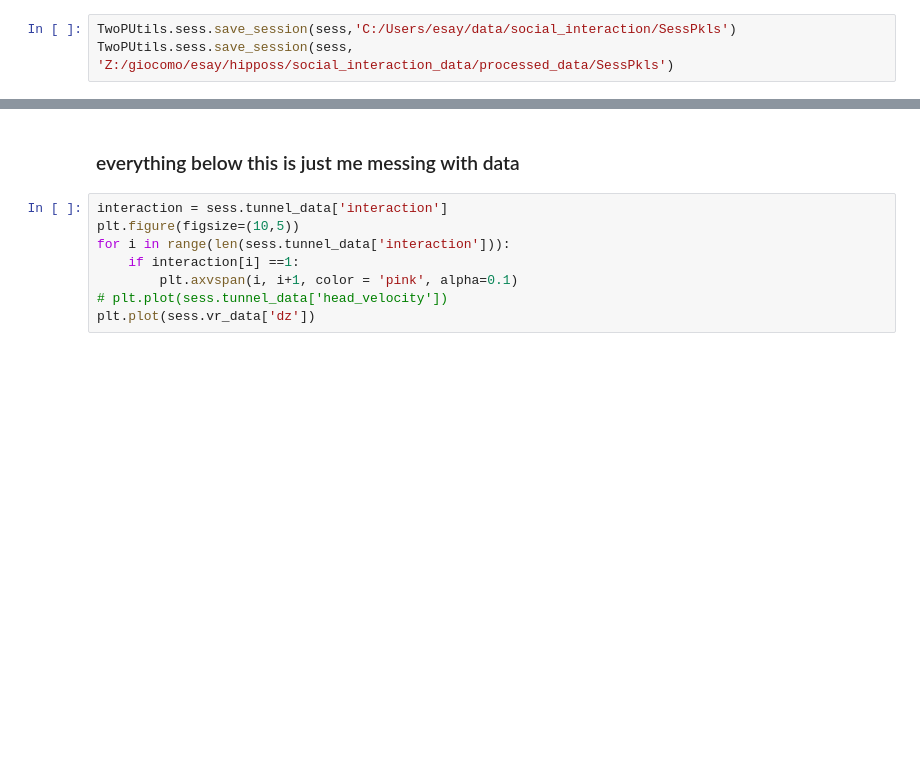
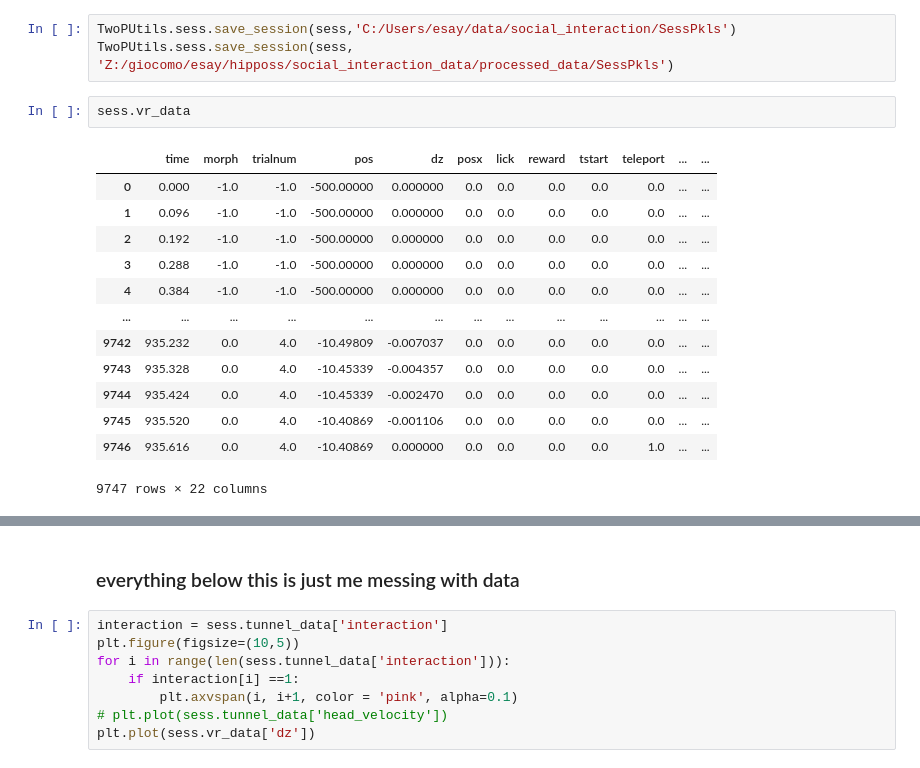
Before and after one commit to GiocomoLab/social_int_analyses, a Jupyter notebook: social_int_notebooks/make_session_pkl.ipynb, the cells around one changed output, grey strips where cells are left out. Drawn from its saved outputs; the diff is of its cells as text; blank space fills up the shorter version.

```diff
--- a/social_int_notebooks/make_session_pkl.ipynb
+++ b/social_int_notebooks/make_session_pkl.ipynb
@@ -270,3 +213,19 @@ AttributeError: 'Session' object has no attribute 'tunnel_df'
 # %%
 TwoPUtils.sess.save_session(sess,'C:/Users/esay/data/social_interaction/SessPkls')
 TwoPUtils.sess.save_session(sess, 'Z:/giocomo/esay/hipposs/social_interaction_data/processed_data/SessPkls')
+# %%
+sess.vr_data
+# %% [output]
+|  | time | morph | trialnum | pos | dz | posx | lick | reward | tstart | teleport | ... | ... |
+| 0 | 0.000 | -1.0 | -1.0 | -500.00000 | 0.000000 | 0.0 | 0.0 | 0.0 | 0.0 | 0.0 | ... | ... |
+| 1 | 0.096 | -1.0 | -1.0 | -500.00000 | 0.000000 | 0.0 | 0.0 | 0.0 | 0.0 | 0.0 | ... | ... |
+| 2 | 0.192 | -1.0 | -1.0 | -500.00000 | 0.000000 | 0.0 | 0.0 | 0.0 | 0.0 | 0.0 | ... | ... |
+| 3 | 0.288 | -1.0 | -1.0 | -500.00000 | 0.000000 | 0.0 | 0.0 | 0.0 | 0.0 | 0.0 | ... | ... |
+| 4 | 0.384 | -1.0 | -1.0 | -500.00000 | 0.000000 | 0.0 | 0.0 | 0.0 | 0.0 | 0.0 | ... | ... |
+| ... | ... | ... | ... | ... | ... | ... | ... | ... | ... | ... | ... | ... |
+| 9742 | 935.232 | 0.0 | 4.0 | -10.49809 | -0.007037 | 0.0 | 0.0 | 0.0 | 0.0 | 0.0 | ... | ... |
+| 9743 | 935.328 | 0.0 | 4.0 | -10.45339 | -0.004357 | 0.0 | 0.0 | 0.0 | 0.0 | 0.0 | ... | ... |
+| 9744 | 935.424 | 0.0 | 4.0 | -10.45339 | -0.002470 | 0.0 | 0.0 | 0.0 | 0.0 | 0.0 | ... | ... |
+| 9745 | 935.520 | 0.0 | 4.0 | -10.40869 | -0.001106 | 0.0 | 0.0 | 0.0 | 0.0 | 0.0 | ... | ... |
+| 9746 | 935.616 | 0.0 | 4.0 | -10.40869 | 0.000000 | 0.0 | 0.0 | 0.0 | 0.0 | 1.0 | ... | ... |
+9747 rows × 22 columns
```
Also changed, not shown: parts of 12 cells of this notebook, 13 other files.
